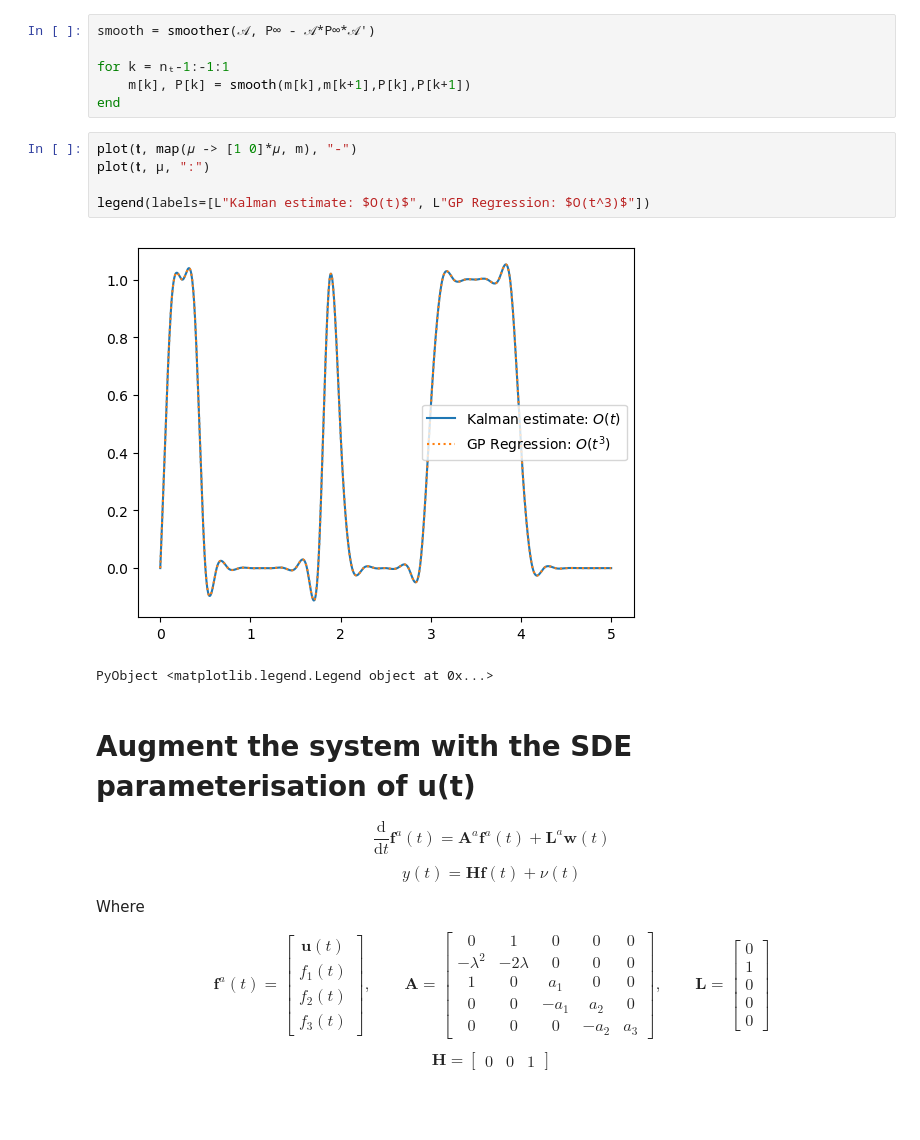
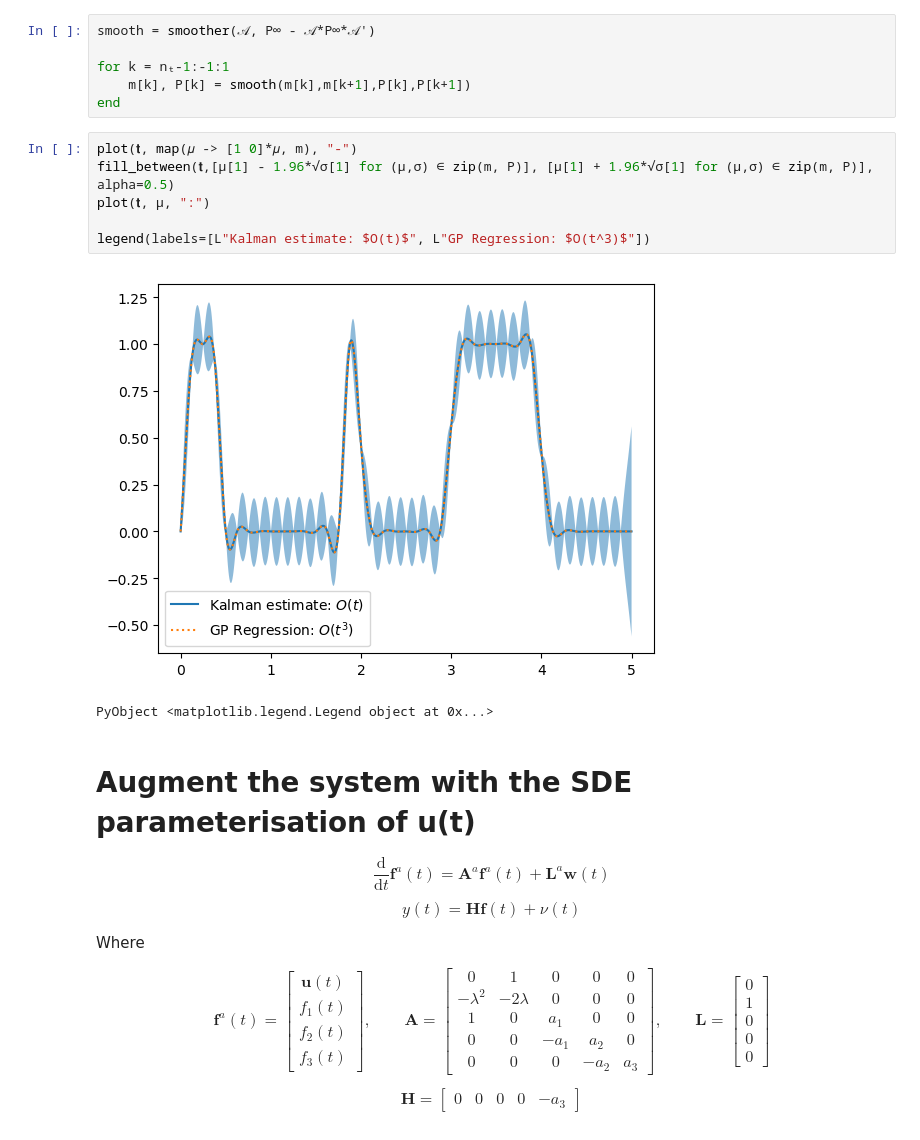
Before and after one commit to wilocw/StateSpace.jl, a Jupyter notebook: notebooks/Cascading Latent Force Model.ipynb, the cells around one changed output. Drawn from its saved outputs; the diff is of its cells as text; blank space fills up the shorter version.

```diff
--- a/notebooks/Cascading Latent Force Model.ipynb
+++ b/notebooks/Cascading Latent Force Model.ipynb
@@ -310,11 +312,12 @@ for k = nₜ-1:-1:1
 end
 # %%
 plot(𝐭, map(𝜇 -> [1 0]*𝜇, m), "-")
+fill_between(𝐭,[μ[1] - 1.96*√σ[1] for (μ,σ) ∈ zip(m, P)], [μ[1] + 1.96*√σ[1] for (μ,σ) ∈ zip(m, P)], alpha=0.5)
 plot(𝐭, μ, ":")
 
 legend(labels=[L"Kalman estimate: $O(t)$", L"GP Regression: $O(t^3)$"])
 # %% [output]
-[figure, old version]
+[figure, new version]
 PyObject <matplotlib.legend.Legend object at 0x...>
 # %% [markdown]
 # Augment the system with the SDE parameterisation of u(t)
@@ -340,7 +343,7 @@ $$ \mathbf{f}^a(t) = \begin{bmatrix}\mathbf{u}(t)\\f_1(t)\\ f_2(t)\\ f_3(t)\end{
 $$
 
 $$
-    \mathbf{H} = \begin{bmatrix}0 & 0 & 1\end{bmatrix}
+    \mathbf{H} = \begin{bmatrix}0 & 0 & 0 & 0& -a_3\end{bmatrix}
 $$
 # %%
 a₁, a₂, a₃ = -1./2., -1./4., -1./6.
```
Also changed, not shown: parts of 10 cells of this notebook.
